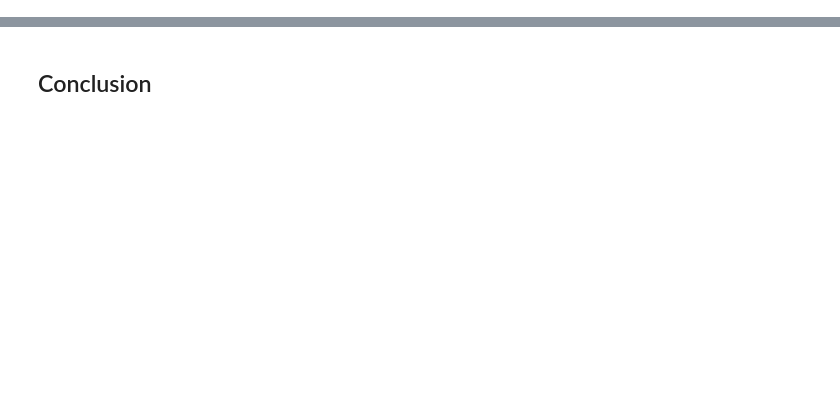
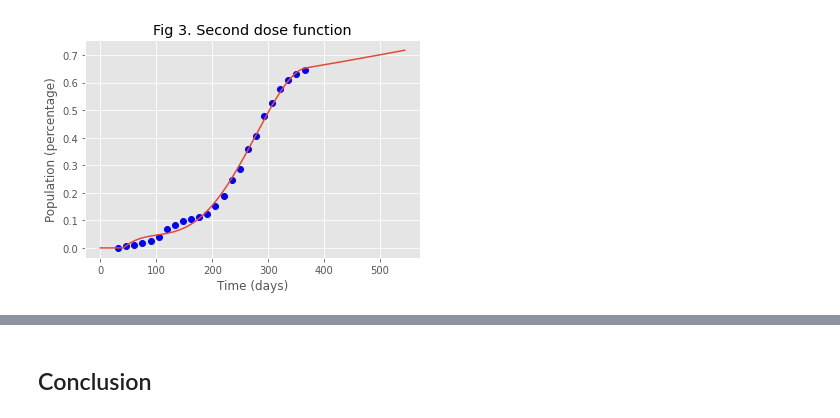
Before and after one commit to mulirow/projeto-metodos, a Jupyter notebook: p4/p4.ipynb, the cells around one changed output, grey strips where cells are left out. Drawn from its saved outputs; the diff is of its cells as text; code cells hidden in the pictures; blank space fills up the shorter version.

```diff
--- a/p4/p4.ipynb
+++ b/p4/p4.ipynb
@@ -164,0 +206,59 @@ def vaccination3(t):
+# %%
+vac2 = list()
+vac_dates = np.linspace(32, 365, 24)
+
+# From [8] (data extracted every ~15 days):
+# First day with second dose applied: 04/02/2021
+vac2.append(1962)
+vac2.append(69870)
+vac2.append(111622)
+vac2.append(169102)
+vac2.append(240794)
+vac2.append(375273)
+vac2.append(665472)
+vac2.append(792664)
+vac2.append(931058)
+vac2.append(1006570)
+vac2.append(1078714)
+vac2.append(1199681)
+vac2.append(1475072)
+vac2.append(1828097)
+vac2.append(2367706)
+vac2.append(2781179)
+vac2.append(3469363)
+vac2.append(3919862)
+vac2.append(4629764)
+vac2.append(5077855)
+vac2.append(5558641)
+vac2.append(5915763)
+vac2.append(6101309)
+vac2.append(6238812)
+
+for i in range(len(vac2)):
+    vac2[i] /= N
+    vac2[i] = round(vac2[i], 3)
+
+plt.plot(vac_dates, vac2, 'bo')
+
+# Spline of the data
+spl2 = UnivariateSpline(vac_dates, vac2, k=4)
+
+# Linear prediction starting after the 365th day
+vac2_prediction = list()
+vac2_prediction.append(spl2(365))
+for i in range(1, 180):
+    vac2_prediction.append(vac2_prediction[i-1] + vac2_prediction[i-1] * spl2.derivatives(365)[1])
+
+# Join both in a single function
+pcwise2 = np.piecewise(t, [t < 32, t >= 32, t >= 365], [lambda x: 0, lambda x: spl2(x), lambda x: vac2_prediction])
+for i in range(len(pcwise2)):
+    if(pcwise2[i] < 0):
+        pcwise2[i] = 0
+
+plt.title('Fig 3. Second dose function')
+plt.xlabel('Time (days)')
+plt.ylabel('Population (percentage)')
+plt.plot(t, pcwise2)
+plt.show()
+# %% [output]
+[figure, added]
```
Also changed, not shown: parts of 23 cells of this notebook.
